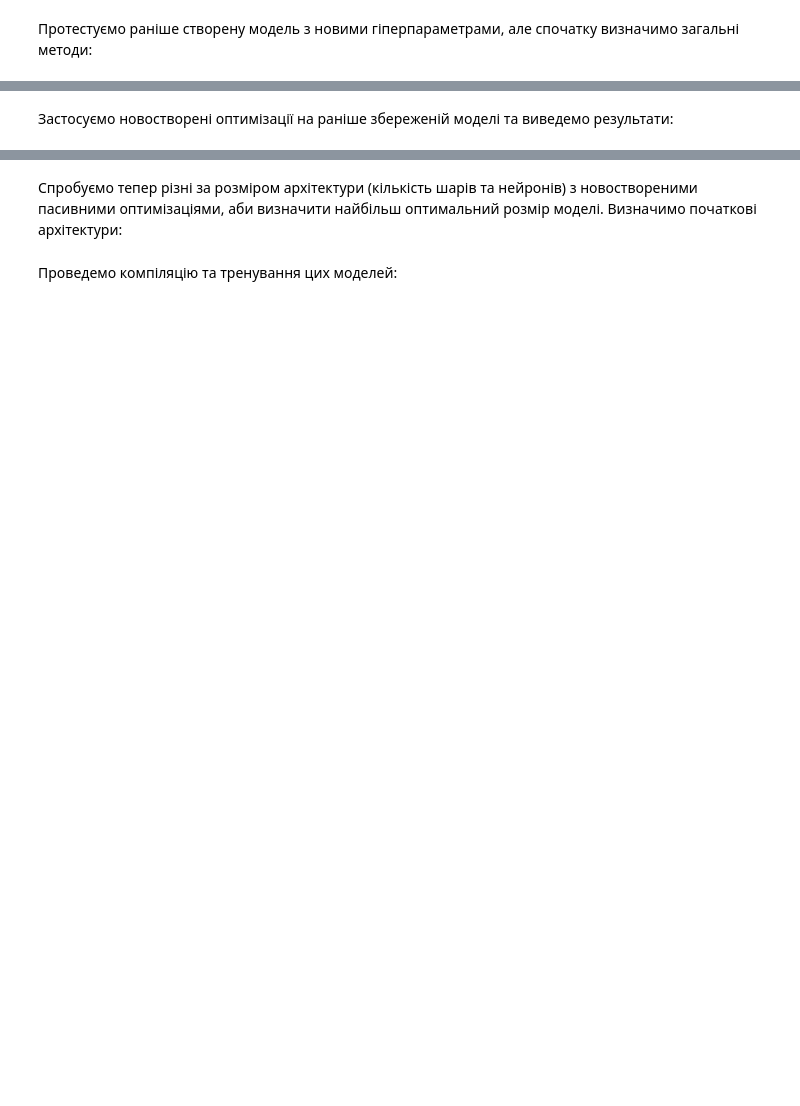
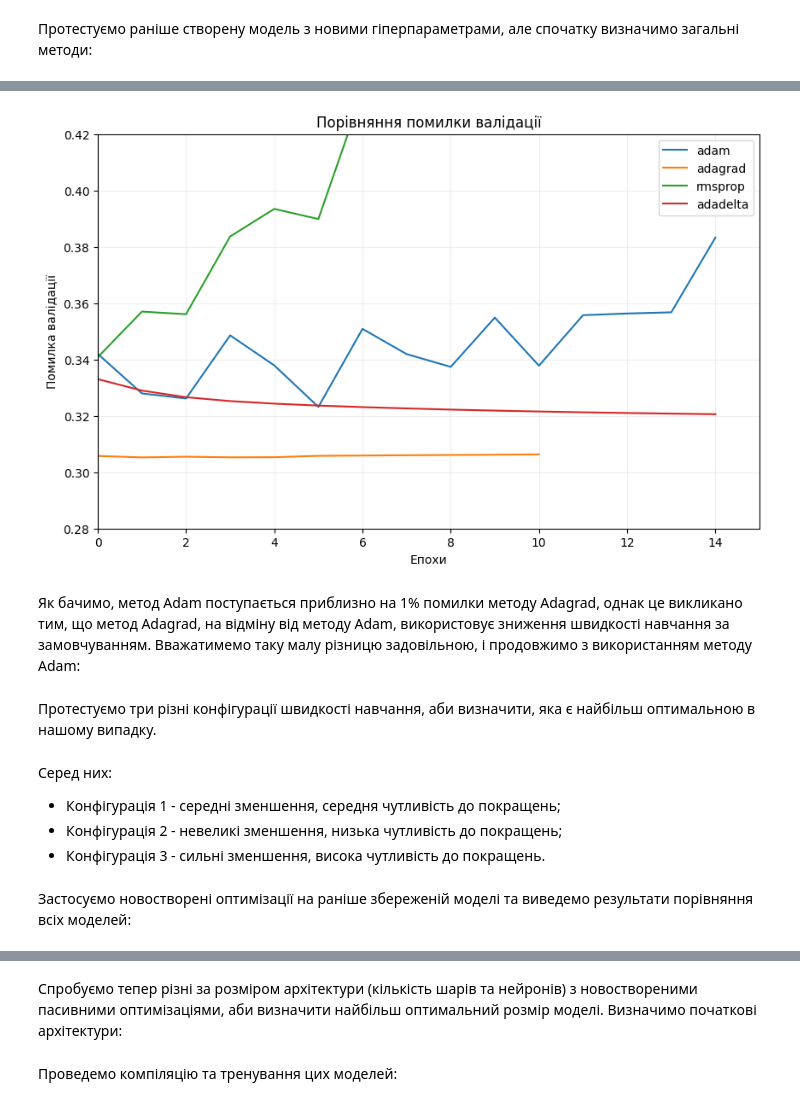
Before and after one commit to DifficultMaster/tdp1, a Jupyter notebook: TDP1.ipynb, the cells around one changed output, grey strips where cells are left out. Drawn from its saved outputs; the diff is of its cells as text; code cells hidden in the pictures; blank space fills up the shorter version.

```diff
--- a/TDP1.ipynb
+++ b/TDP1.ipynb
@@ -211,12 +228,27 @@ checkpoint_callback = keras.callbacks.ModelCheckpoint(
 # %% [markdown]
 Протестуємо раніше створену модель з новими гіперпараметрами, але спочатку визначимо загальні методи:
+# %%
+lr_reduction_callback = None;
 # %%
 def get_optimizer(lr=1e-3):
   return keras.optimizers.Adam(learning_rate=lr)
 
-def compile_and_fit(model, name=None, optimizer=None, max_epochs=10000, batch_size=None):
+def get_lr_reduction_callback():
+  return lr_reduction_callback
+
+def compile_and_fit(model, name=None, optimizer=None, lr_callback=None, max_epochs=10000, batch_size=None):
   if optimizer is None:
     optimizer = get_optimizer()
+
+  if lr_callback is None:
+    lr_callback = get_lr_reduction_callback()
+    if get_lr_reduction_callback() is None:
+      callbacks = [early_stopping_callback, checkpoint_callback]
+    else:
+      lr_callback = get_lr_reduction_callback()
+      callbacks = [early_stopping_callback, lr_callback, checkpoint_callback]
+  else:
+    callbacks = [early_stopping_callback, lr_callback, checkpoint_callback]
 
   model.compile(
     optimizer=optimizer,
@@ -229,8 +261,6 @@ def compile_and_fit(model, name=None, optimizer=None, max_epochs=10000, batch_si
 
   model.summary()
 
-  callbacks = [early_stopping_callback, lr_reduction_callback, checkpoint_callback]
-
   history = model.fit(
       train_images,
       train_labels,
@@ -243,0 +276,8 @@ def compile_and_fit(model, name=None, optimizer=None, max_epochs=10000, batch_si
+# %%
+initial_model = keras.models.load_model('tdp1_model_v1.keras')
+
+optimizer_histories = {}
+optimizer_histories['adam'] = compile_and_fit(initial_model, optimizer=keras.optimizers.Adam(), max_epochs=15)
+optimizer_histories['adagrad'] = compile_and_fit(initial_model, optimizer=keras.optimizers.Adagrad(), max_epochs=15)
+optimizer_histories['rmsprop'] = compile_and_fit(initial_model, optimizer=keras.optimizers.RMSprop(), max_epochs=15)
+optimizer_histories['adadelta'] = compile_and_fit(initial_model, optimizer=keras.optimizers.Adadelta(), max_epochs=15)
@@ -243,0 +346,6 @@ def compile_and_fit(model, name=None, optimizer=None, max_epochs=10000, batch_si
+# %%
+display_all_results(optimizer_histories, 'val_loss', miny=0.28, maxy=0.42, epochs=15, title='Порівняння помилки валідації', ylabel='Помилка валідації')
+# %% [output]
+[figure, added]
+# %% [markdown]
+Як бачимо, метод Adam поступається приблизно на 1% помилки методу Adagrad, однак це викликано тим, що метод Adagrad, на відміну від методу Adam, використовує зниження швидкості навчання за замовчуванням. Вважатимемо таку малу різницю задовільною, і продовжимо з використанням методу Adam:
@@ -243,0 +354,9 @@ def compile_and_fit(model, name=None, optimizer=None, max_epochs=10000, batch_si
+# %% [markdown]
+Протестуємо три різні конфігурації швидкості навчання, аби визначити, яка є найбільш оптимальною в нашому випадку.
+# %% [markdown]
+Серед них:
+
+
+*   Конфігурація 1 - середні зменшення, середня чутливість до покращень;
+*   Конфігурація 2 - невеликі зменшення, низька чутливість до покращень;
+*   Конфігурація 3 - сильні зменшення, висока чутливість до покращень.
@@ -244,5 +396,5 @@ def compile_and_fit(model, name=None, optimizer=None, max_epochs=10000, batch_si
 # %% [markdown]
-Застосуємо новостворені оптимізації на раніше збереженій моделі та виведемо результати:
+Застосуємо новостворені оптимізації на раніше збереженій моделі та виведемо результати порівняння всіх моделей:
 # %%
 initial_model = keras.models.load_model('tdp1_model_v1.keras')
 
```
Also changed, not shown: parts of 45 cells of this notebook.
